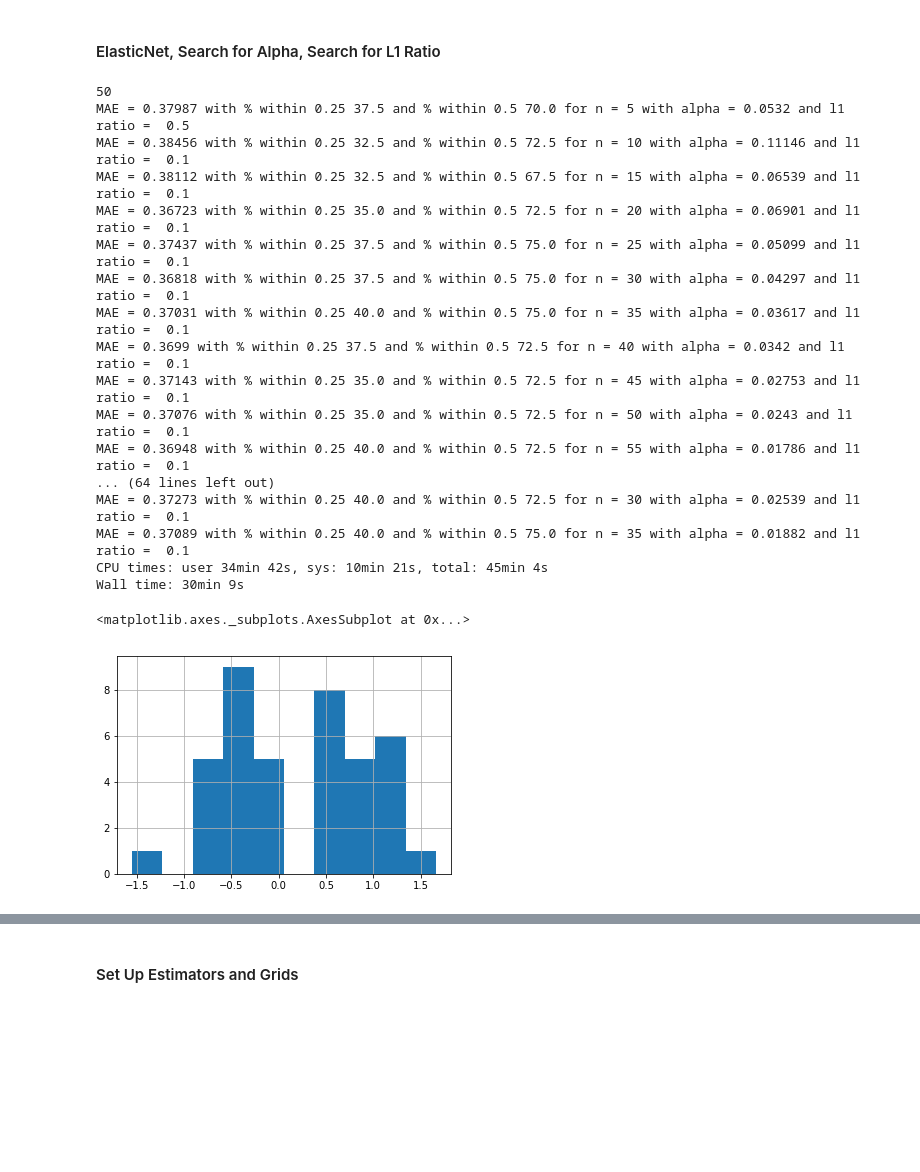
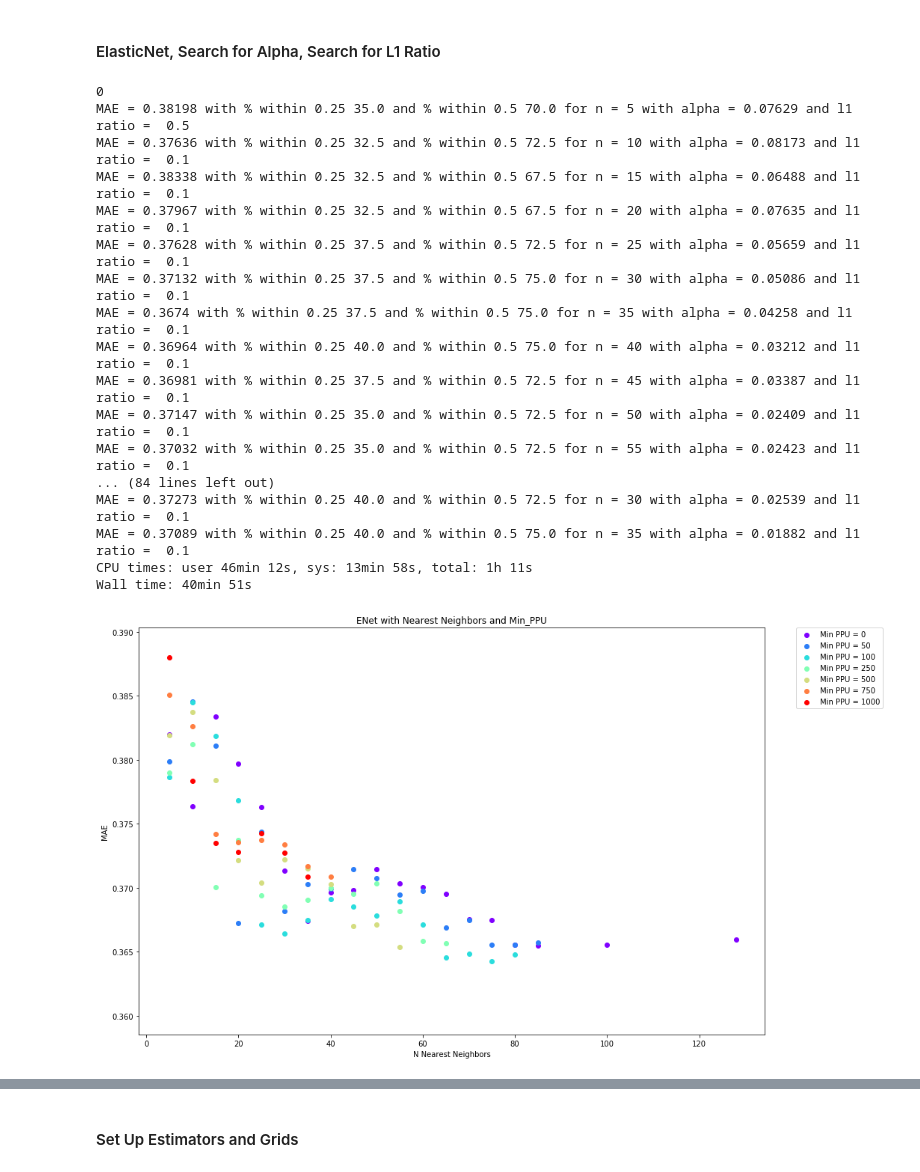
Before and after one commit to tomsharp/BeerMe, a Jupyter notebook: notebooks/Pipeline.ipynb, the cells around one changed output, grey strips where cells are left out. Drawn from its saved outputs; the diff is of its cells as text; code cells hidden in the pictures; blank space fills up the shorter version.

```diff
--- a/notebooks/Pipeline.ipynb
+++ b/notebooks/Pipeline.ipynb
@@ -735,7 +746,7 @@ list(sub_df['nearest_neighbor_rank'].unique())[:top_n]
 # %%
 l1_ratio_space = [.1, .5, .7, .9, .95, .99, 1]
 # %%
-min_ppu_list = [50, 100, 250, 500, 750, 1000]
+min_ppu_list = [0, 50, 100, 250, 500, 750, 1000]
 # %%
 n_users_list = [5, 10, 15, 20, 25, 30, 35, 40, 45, 50, 55, 60, 65, 70, 75, 80, 85, 100, len(df['username'].unique())-1]
 # %%
@@ -794,26 +805,61 @@ for min_ppu in min_ppu_list:
               'with % within 0.25', 100*len(results_df[results_df['abs_error']<=0.25])/len(results_df),
               'and % within 0.5', 100*len(results_df[results_df['abs_error']<=0.50])/len(results_df),
               "for n =", top_n, "with alpha =", np.round(model.alpha_, 5), "and l1 ratio = ", model.l1_ratio_)
+
+    # add breaks
+    quarter_abs_error_list.append(0)
+    half_abs_error_list.append(0)
+    mae_list.append(0)
 # %% [output]
-50
-MAE = 0.37987 with % within 0.25 37.5 and % within 0.5 70.0 for n = 5 with alpha = 0.0532 and l1 ratio =  0.5
-MAE = 0.38456 with % within 0.25 32.5 and % within 0.5 72.5 for n = 10 with alpha = 0.11146 and l1 ratio =  0.1
-MAE = 0.38112 with % within 0.25 32.5 and % within 0.5 67.5 for n = 15 with alpha = 0.06539 and l1 ratio =  0.1
-MAE = 0.36723 with % within 0.25 35.0 and % within 0.5 72.5 for n = 20 with alpha = 0.06901 and l1 ratio =  0.1
-MAE = 0.37437 with % within 0.25 37.5 and % within 0.5 75.0 for n = 25 with alpha = 0.05099 and l1 ratio =  0.1
-MAE = 0.36818 with % within 0.25 37.5 and % within 0.5 75.0 for n = 30 with alpha = 0.04297 and l1 ratio =  0.1
-MAE = 0.37031 with % within 0.25 40.0 and % within 0.5 75.0 for n = 35 with alpha = 0.03617 and l1 ratio =  0.1
-MAE = 0.3699 with % within 0.25 37.5 and % within 0.5 72.5 for n = 40 with alpha = 0.0342 and l1 ratio =  0.1
-MAE = 0.37143 with % within 0.25 35.0 and % within 0.5 72.5 for n = 45 with alpha = 0.02753 and l1 ratio =  0.1
-MAE = 0.37076 with % within 0.25 35.0 and % within 0.5 72.5 for n = 50 with alpha = 0.0243 and l1 ratio =  0.1
-MAE = 0.36948 with % within 0.25 40.0 and % within 0.5 72.5 for n = 55 with alpha = 0.01786 and l1 ratio =  0.1
-... (64 lines left out)
+0
+MAE = 0.38198 with % within 0.25 35.0 and % within 0.5 70.0 for n = 5 with alpha = 0.07629 and l1 ratio =  0.5
+MAE = 0.37636 with % within 0.25 32.5 and % within 0.5 72.5 for n = 10 with alpha = 0.08173 and l1 ratio =  0.1
+MAE = 0.38338 with % within 0.25 32.5 and % within 0.5 67.5 for n = 15 with alpha = 0.06488 and l1 ratio =  0.1
+MAE = 0.37967 with % within 0.25 32.5 and % within 0.5 67.5 for n = 20 with alpha = 0.07635 and l1 ratio =  0.1
+MAE = 0.37628 with % within 0.25 37.5 and % within 0.5 72.5 for n = 25 with alpha = 0.05659 and l1 ratio =  0.1
+MAE = 0.37132 with % within 0.25 37.5 and % within 0.5 75.0 for n = 30 with alpha = 0.05086 and l1 ratio =  0.1
+MAE = 0.3674 with % within 0.25 37.5 and % within 0.5 75.0 for n = 35 with alpha = 0.04258 and l1 ratio =  0.1
+MAE = 0.36964 with % within 0.25 40.0 and % within 0.5 75.0 for n = 40 with alpha = 0.03212 and l1 ratio =  0.1
+MAE = 0.36981 with % within 0.25 37.5 and % within 0.5 72.5 for n = 45 with alpha = 0.03387 and l1 ratio =  0.1
+MAE = 0.37147 with % within 0.25 35.0 and % within 0.5 72.5 for n = 50 with alpha = 0.02409 and l1 ratio =  0.1
+MAE = 0.37032 with % within 0.25 35.0 and % within 0.5 72.5 for n = 55 with alpha = 0.02423 and l1 ratio =  0.1
+... (84 lines left out)
 MAE = 0.37273 with % within 0.25 40.0 and % within 0.5 72.5 for n = 30 with alpha = 0.02539 and l1 ratio =  0.1
 MAE = 0.37089 with % within 0.25 40.0 and % within 0.5 75.0 for n = 35 with alpha = 0.01882 and l1 ratio =  0.1
-CPU times: user 34min 42s, sys: 10min 21s, total: 45min 4s
-Wall time: 30min 9s
+CPU times: user 46min 12s, sys: 13min 58s, total: 1h 11s
+Wall time: 40min 51s
-# %%
-df[df['username'] == 'tsharp93']['user_rating'].hist()
-# %% [output]
-<matplotlib.axes._subplots.AxesSubplot at 0x...>
-[figure, removed]
+# %%
+ls = mae_list
+
+size = len(ls)
+idx_list = [idx + 1 for idx, val in enumerate(ls) if val == 0]
+ys = [ls[i: j] for i, j in
+        zip([0] + idx_list, idx_list +
+        ([size] if idx_list[-1] != size else []))]
+
+for i, y in enumerate(ys):
+    y = y[:-1]
+    ys[i] = y
+
+import matplotlib.cm as cm
+colors = cm.rainbow(np.linspace(0, 1, len(ys)))
+
+plt.figure(figsize=[15,10])
+plt.title("ENet with Nearest Neighbors and Min_PPU")
+plt.xlabel("N Nearest Neighbors")
+plt.ylabel("MAE")
+
+i = 0
+for y, c in zip(ys, colors):
+    x = np.linspace(5, 5*len(y), len(y))
+    if i == 0:
+        x = [5, 10, 15, 20, 25, 30, 35, 40, 45, 50, 55, 60, 65, 70, 75, 80, 85, 100, len(df['username'].unique())-1]
+    else:
+        x = np.linspace(5, 5*len(y), len(y))
+    plt.scatter(x, y, color=c, label="Min PPU = " + str(min_ppu_list[i]))
+    i += 1
+
+plt.legend(bbox_to_anchor=(1.05, 1), loc=2, borderaxespad=0.)
+plt.show()
+# %% [output]
+[figure, added]
```
Also changed, not shown: parts of 4 cells of this notebook.
